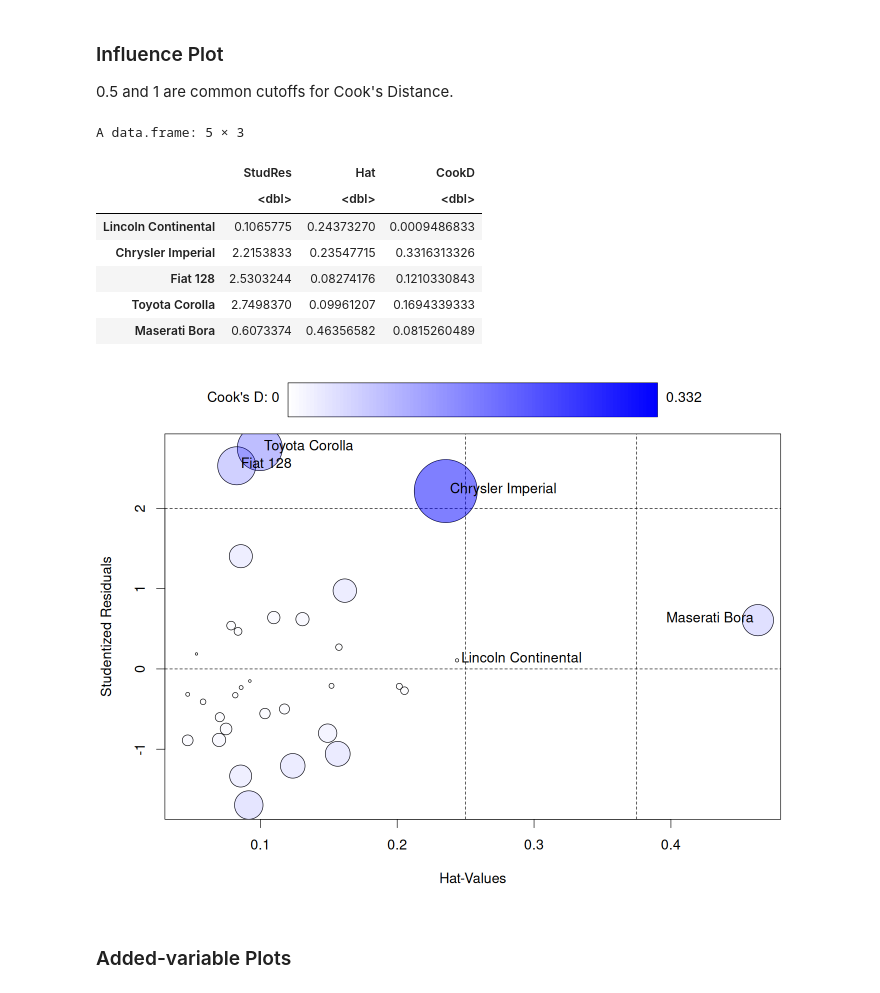
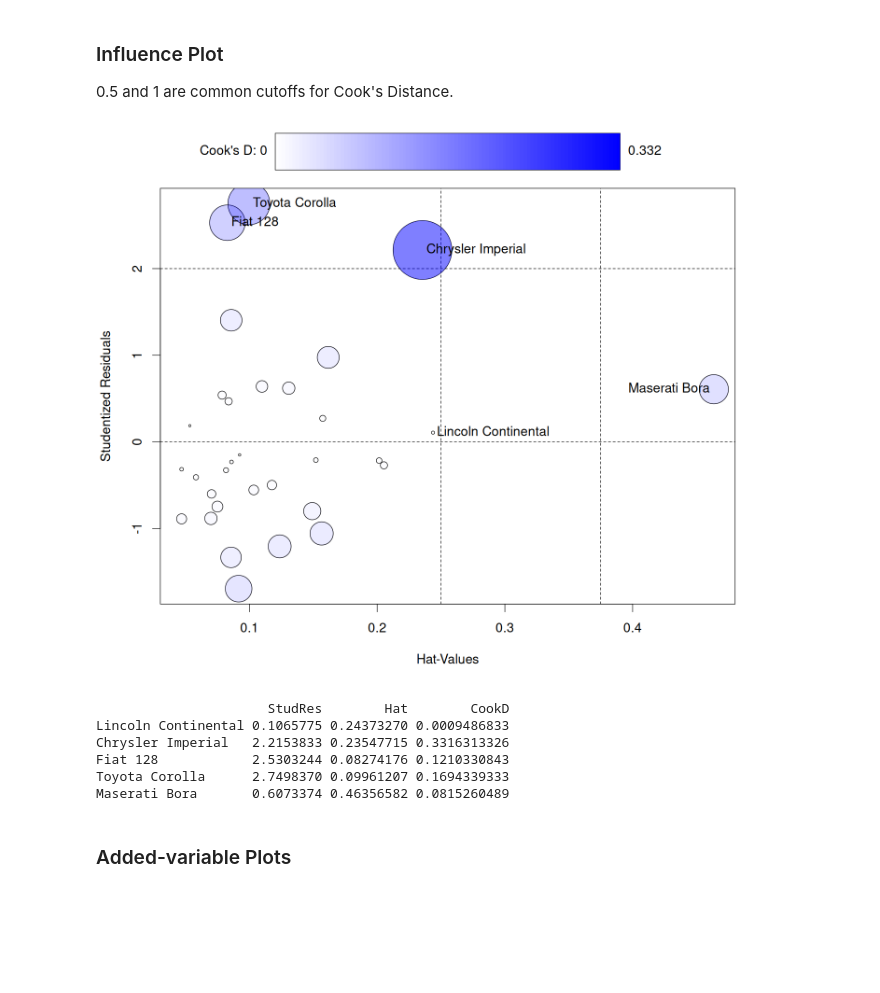
Before and after one commit to PCHN63101-Advanced-Data-Skills/Assumptions-Diagnostics-Transforms, a Jupyter notebook: 4.diagnostic-plots.ipynb, the cells around one changed output. Saved outputs shown, nothing was run; the diff lists cells and outputs as text; code cells hidden in the pictures; blank space fills up the shorter version.

```diff
--- a/4.diagnostic-plots.ipynb
+++ b/4.diagnostic-plots.ipynb
@@ -91,17 +91,18 @@ abline(h=10, col="red",    lty=2, lwd=3)
 options(repr.plot.width=12, repr.plot.height=9)
 # %%
 par(cex=1.4)
-influencePlot(mod)
+bad.points <- influencePlot(mod)
 # %% [output]
-A data.frame: 5 × 3
-|  | StudRes | Hat | CookD |
-|  | <dbl> | <dbl> | <dbl> |
-| Lincoln Continental | 0.1065775 | 0.24373270 | 0.0009486833 |
-| Chrysler Imperial | 2.2153833 | 0.23547715 | 0.3316313326 |
-| Fiat 128 | 2.5303244 | 0.08274176 | 0.1210330843 |
-| Toyota Corolla | 2.7498370 | 0.09961207 | 0.1694339333 |
-| Maserati Bora | 0.6073374 | 0.46356582 | 0.0815260489 |
-[figure, old version]
+[figure, new version]
+# %%
+print(bad.points)
+# %% [output]
+                      StudRes        Hat        CookD
+Lincoln Continental 0.1065775 0.24373270 0.0009486833
+Chrysler Imperial   2.2153833 0.23547715 0.3316313326
+Fiat 128            2.5303244 0.08274176 0.1210330843
+Toyota Corolla      2.7498370 0.09961207 0.1694339333
+Maserati Bora       0.6073374 0.46356582 0.0815260489
 # %% [markdown]
 ### Added-variable Plots
 # %%
```
Also changed, not shown: 9 other files.
